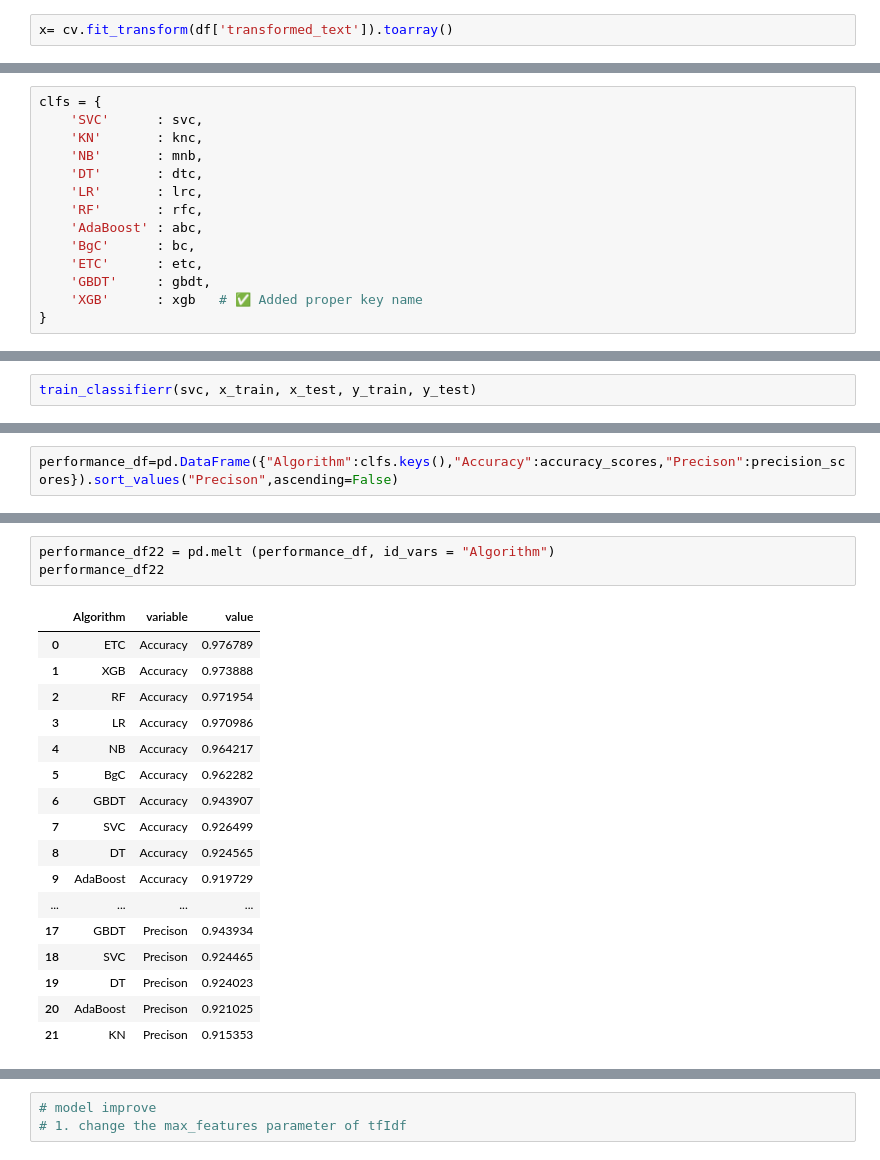
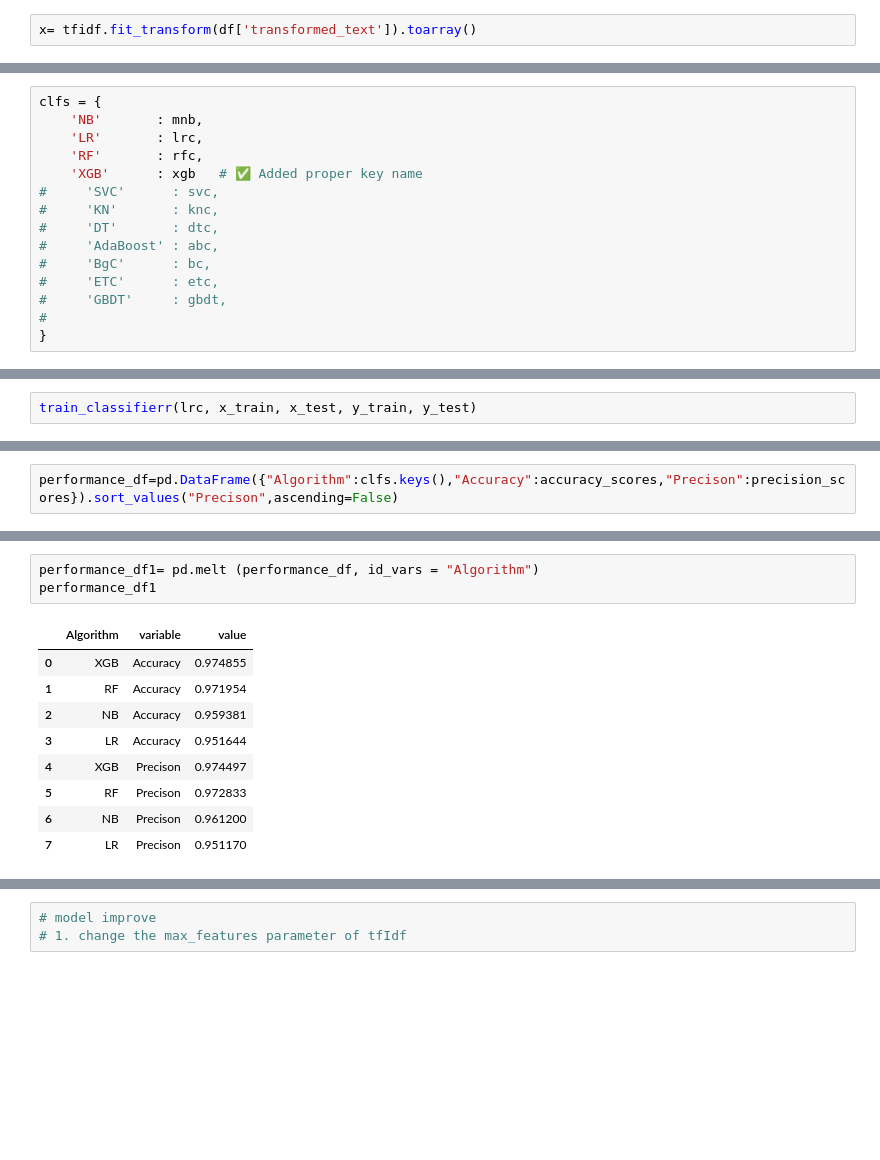
Before and after one commit to Ashish570raj/SMS-or-Email-Spam-Classifier, a Jupyter notebook: classifirer.ipynb, the cells around one changed output, grey strips where cells are left out. Saved outputs shown, nothing was run; the diff lists cells and outputs as text; blank space fills up the shorter version.

```diff
--- a/classifirer.ipynb
+++ b/classifirer.ipynb
@@ -635,7 +635,7 @@ from sklearn.feature_extraction.text import CountVectorizer,TfidfVectorizer
 cv= CountVectorizer()
 tfidf=TfidfVectorizer(max_features=3000)
 # %%
-x= cv.fit_transform(df['transformed_text']).toarray()
+x= tfidf.fit_transform(df['transformed_text']).toarray()
 # %%
 x.shape
 # %% [output]
@@ -718,16 +720,17 @@ xgb = XGBClassifier(n_estimators=50, random_state=2)
 # %%
 clfs = {
-    'SVC'      : svc,
-    'KN'       : knc,
     'NB'       : mnb,
-    'DT'       : dtc,
     'LR'       : lrc,
     'RF'       : rfc,
-    'AdaBoost' : abc,
-    'BgC'      : bc,
-    'ETC'      : etc,
-    'GBDT'     : gbdt,
     'XGB'      : xgb   # ✅ Added proper key name
+#     'SVC'      : svc,
+#     'KN'       : knc,
+#     'DT'       : dtc,
+#     'AdaBoost' : abc,
+#     'BgC'      : bc,
+#     'ETC'      : etc,
+#     'GBDT'     : gbdt,
+#
 }
 # %%
 def train_classifierr(clf, x_train, x_test, y_train, y_test):
@@ -737,5 +740,5 @@ def train_classifierr(clf, x_train, x_test, y_train, y_test):
     precision = precision_score(y_test, y_pred, average='weighted')  # Use average param for multi-class
     return accuracy, precision
 # %%
-train_classifierr(svc, x_train, x_test, y_train, y_test)
+train_classifierr(lrc, x_train, x_test, y_train, y_test)
 # %% [output]
@@ -791,22 +784,14 @@ performance_df
 # %%
-performance_df22 = pd.melt (performance_df, id_vars = "Algorithm")
-performance_df22
+performance_df1= pd.melt (performance_df, id_vars = "Algorithm")
+performance_df1
 # %% [output]
 |  | Algorithm | variable | value |
-| 0 | ETC | Accuracy | 0.976789 |
-| 1 | XGB | Accuracy | 0.973888 |
-| 2 | RF | Accuracy | 0.971954 |
-| 3 | LR | Accuracy | 0.970986 |
-| 4 | NB | Accuracy | 0.964217 |
-| 5 | BgC | Accuracy | 0.962282 |
-| 6 | GBDT | Accuracy | 0.943907 |
-| 7 | SVC | Accuracy | 0.926499 |
-| 8 | DT | Accuracy | 0.924565 |
-| 9 | AdaBoost | Accuracy | 0.919729 |
-| ... | ... | ... | ... |
-| 17 | GBDT | Precison | 0.943934 |
-| 18 | SVC | Precison | 0.924465 |
-| 19 | DT | Precison | 0.924023 |
-| 20 | AdaBoost | Precison | 0.921025 |
-| 21 | KN | Precison | 0.915353 |
+| 0 | XGB | Accuracy | 0.974855 |
+| 1 | RF | Accuracy | 0.971954 |
+| 2 | NB | Accuracy | 0.959381 |
+| 3 | LR | Accuracy | 0.951644 |
+| 4 | XGB | Precison | 0.974497 |
+| 5 | RF | Precison | 0.972833 |
+| 6 | NB | Precison | 0.961200 |
+| 7 | LR | Precison | 0.951170 |
 # %%
```
Also changed, not shown: parts of 44 cells of this notebook, 1 other file.
